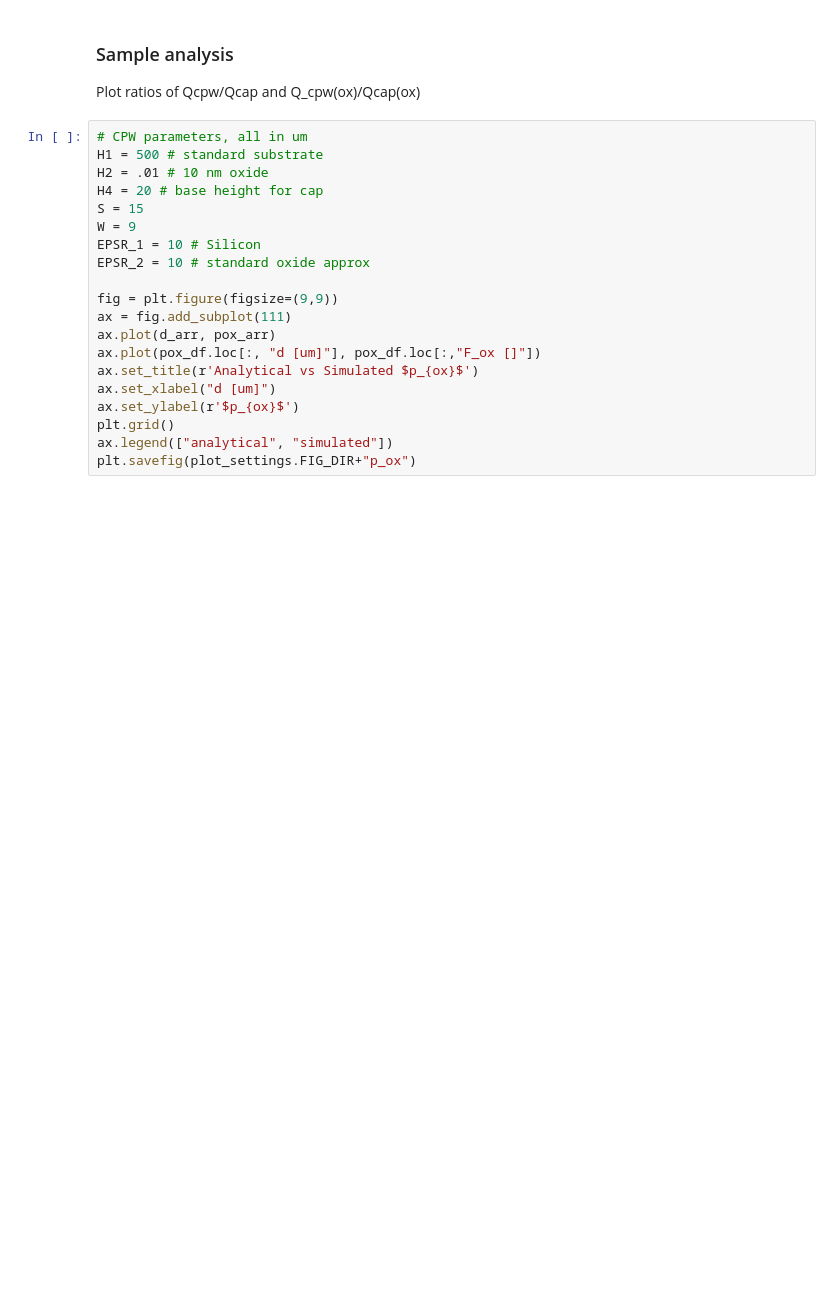
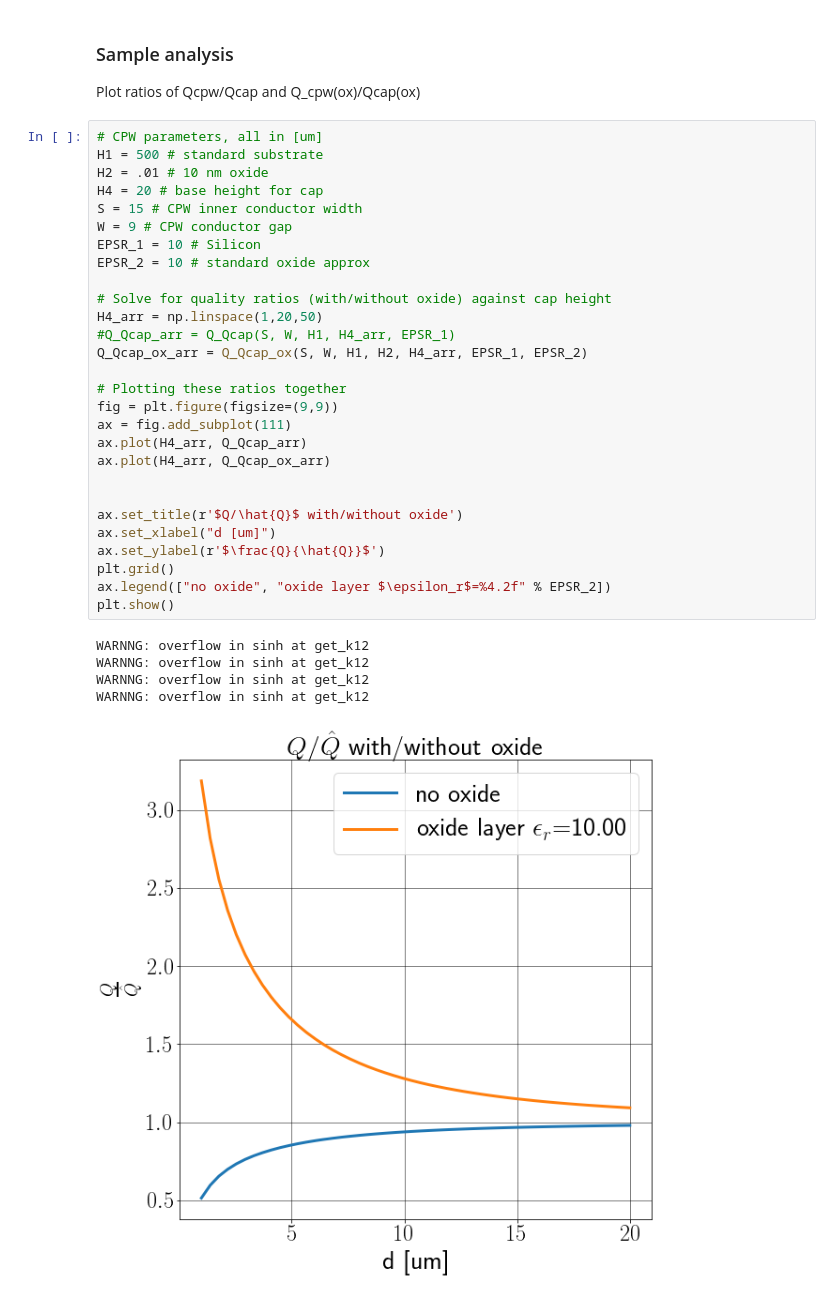
Before and after one commit to peterse/CapGapCap_analytical, a Jupyter notebook: capped_CPW.ipynb, the cells around one changed output. Saved outputs shown, nothing was run; the diff lists cells and outputs as text; blank space fills up the shorter version.

```diff
--- a/capped_CPW.ipynb
+++ b/capped_CPW.ipynb
@@ -102,22 +119,36 @@ def Q_Qcap_ox(S, W, h1, h2, h4, epsr_1, epsr_2):
 
 Plot ratios of Qcpw/Qcap and Q_cpw(ox)/Qcap(ox)
 # %%
-# CPW parameters, all in um
+# CPW parameters, all in [um]
 H1 = 500 # standard substrate
 H2 = .01 # 10 nm oxide
 H4 = 20 # base height for cap
-S = 15
-W = 9
+S = 15 # CPW inner conductor width
+W = 9 # CPW conductor gap
 EPSR_1 = 10 # Silicon
 EPSR_2 = 10 # standard oxide approx
 
+# Solve for quality ratios (with/without oxide) against cap height
+H4_arr = np.linspace(1,20,50)
+#Q_Qcap_arr = Q_Qcap(S, W, H1, H4_arr, EPSR_1)
+Q_Qcap_ox_arr = Q_Qcap_ox(S, W, H1, H2, H4_arr, EPSR_1, EPSR_2)
+
+# Plotting these ratios together
 fig = plt.figure(figsize=(9,9))
 ax = fig.add_subplot(111)
-ax.plot(d_arr, pox_arr)
-ax.plot(pox_df.loc[:, "d [um]"], pox_df.loc[:,"F_ox []"])
-ax.set_title(r'Analytical vs Simulated $p_{ox}$')
+ax.plot(H4_arr, Q_Qcap_arr)
+ax.plot(H4_arr, Q_Qcap_ox_arr)
+
+
+ax.set_title(r'$Q/\hat{Q}$ with/without oxide')
 ax.set_xlabel("d [um]")
-ax.set_ylabel(r'$p_{ox}$')
+ax.set_ylabel(r'$\frac{Q}{\hat{Q}}$')
 plt.grid()
-ax.legend(["analytical", "simulated"])
-plt.savefig(plot_settings.FIG_DIR+"p_ox")
+ax.legend(["no oxide", "oxide layer $\epsilon_r$=%4.2f" % EPSR_2])
+plt.show()
+# %% [output]
+WARNNG: overflow in sinh at get_k12
+WARNNG: overflow in sinh at get_k12
+WARNNG: overflow in sinh at get_k12
+WARNNG: overflow in sinh at get_k12
+[figure, added]
```
Also changed, not shown: parts of 5 cells of this notebook.
